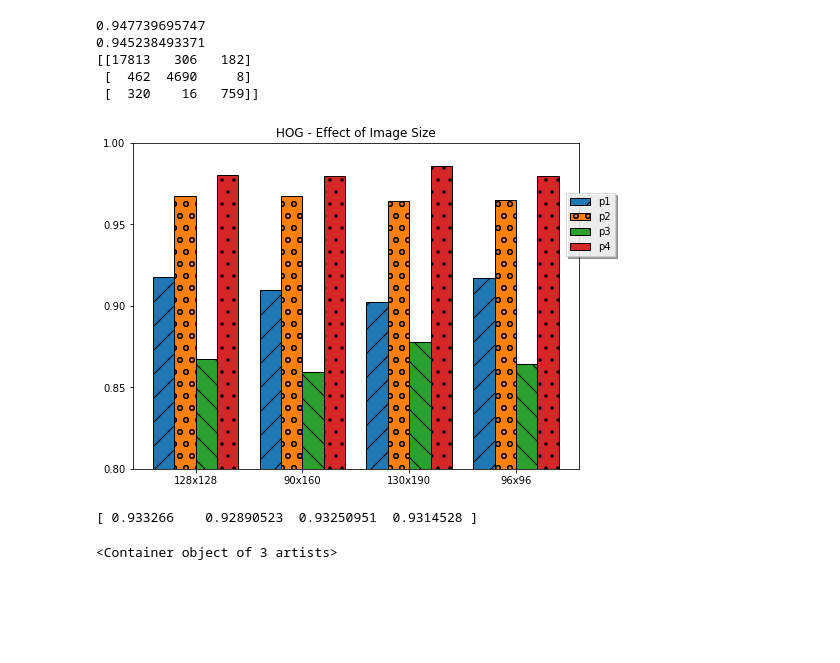
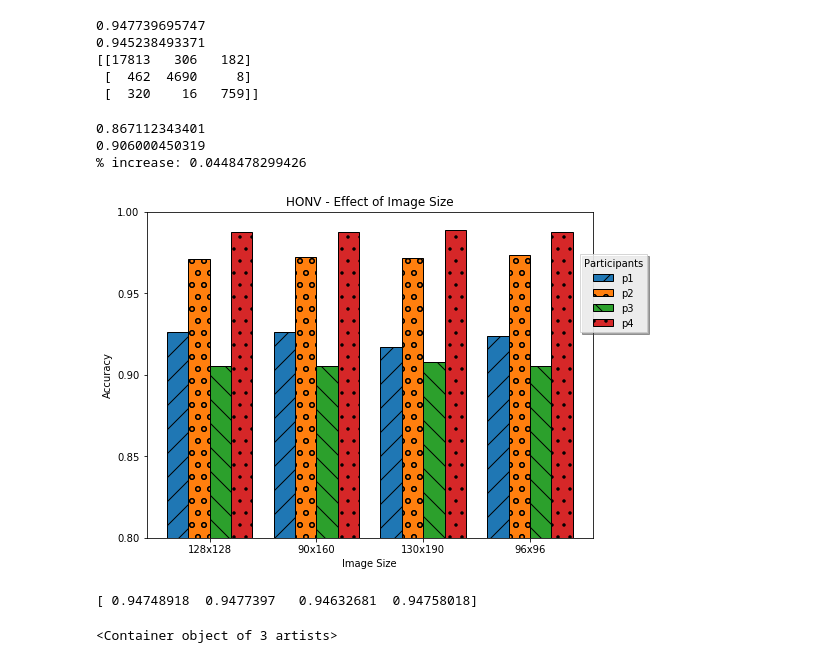
Before and after one commit to davidsjohnson/VPT2, a Jupyter notebook: Ind Exp Results.ipynb, the cells around one changed output. Drawn from its saved outputs; the diff is of its cells as text; code cells hidden in the pictures; blank space fills up the shorter version.

```diff
--- a/Ind Exp Results.ipynb
+++ b/Ind Exp Results.ipynb
@@ -15,12 +15,12 @@ default_honv = pickle.load(open("cmj_exp_results_2.pkl", "rb"))
 scaled_hog = pickle.load(open("cmj_exp_results_3.pkl", "rb"))
 scaled_honv = pickle.load(open("cmj_exp_results_4.pkl", "rb"))
 padded_hog = pickle.load(open("cmj_exp_results_5.pkl", "rb"))
-# padded_honv = pickle.load(open("cmj_exp_results_6.pkl", "rb"))
+padded_honv = pickle.load(open("cmj_exp_results_6.pkl", "rb"))
 small_hog = pickle.load(open("cmj_exp_results_7.pkl", "rb"))
 small_honv = pickle.load(open("cmj_exp_results_8.pkl", "rb"))
 # %%
 results_hog = {"Default HOG": default_hog, "Scaled HOG": scaled_hog, "Padded HOG": padded_hog, "Small HOG": small_hog}
-results_honv = {"Default HONV": default_honv, "Scaled HONV": scaled_honv, "Small HONV": small_honv}
+results_honv = {"Default HONV": default_honv, "Scaled HONV": scaled_honv, "Padded HONV": padded_honv, "Small HONV": small_honv}
 # %%
 def average_participant_results(results, k_folds=3):
 
@@ -144,7 +144,7 @@ print(conf_mat)
 # %%
 accs, fs, cms = [], [], []
 
-for r in results_hog.values():
+for r in results_honv.values():
     exp_accs, exp_fs, exp_cms = [], [], []
 
     for p in participants:
@@ -166,25 +168,36 @@ l = len(accs)
+# %%
+print(hog_3_avg)
+print(honv_3_avg)
+
+print("% increase:", (honv_3_avg - hog_3_avg)/hog_3_avg)
+# %% [output]
+0.867112343401
+0.906000450319
+% increase: 0.0448478299426
 # %%
 idx = np.arange(l) + 1
 width = .2
 
 plt.figure(figsize=(8,6))
 plt.ylim([.85, 1.0])
 plt.yticks(np.linspace(.8, 1.0, 5))
+plt.ylabel("Accuracy")
 plt.xticks(idx,["128x128", "90x160", "130x190", "96x96"])
+plt.xlabel("Image Size")
 
-plt.title("HOG - Effect of Image Size")
+plt.title("HONV - Effect of Image Size")
 plt.bar(idx-(width*1+width/2), accs[:,0], width, hatch="/", edgecolor='black')
 plt.bar(idx-(width*0+width/2), accs[:,1], width, hatch="o", edgecolor='black')
 plt.bar(idx+(width*1-width/2), accs[:,2], width, hatch="\\", edgecolor='black')
 plt.bar(idx+(width*2-width/2), accs[:,3], width, hatch=".", edgecolor='black')
-plt.legend(["p1", "p2", "p3", "p4"], loc='center left', bbox_to_anchor=(.96, 0.75), fancybox=False, shadow=True)
-plt.savefig("cmj-hog-imagesize.jpg")
+plt.legend(["p1", "p2", "p3", "p4"], loc='center left', bbox_to_anchor=(.96, 0.75), fancybox=False, shadow=True, title="Participants")
+plt.savefig("/Users/fortjay81/Dropbox/Uvic/dissertation/publications/1_WIP/CMJ_VPT_2017/figures/raw/cmj-honv-imagesize.jpg")
 # %% [output]
-[figure, old version]
+[figure, new version]
 # %%
 print(np.average(accs, axis=1))
 # %% [output]
-[ 0.933266    0.92890523  0.93250951  0.9314528 ]
+[ 0.94748918  0.9477397   0.94632681  0.94758018]
 # %%
 idx = np.arange(l) + 1
 width = .2
```
Also changed, not shown: parts of 1 cell of this notebook, 1 other file.
